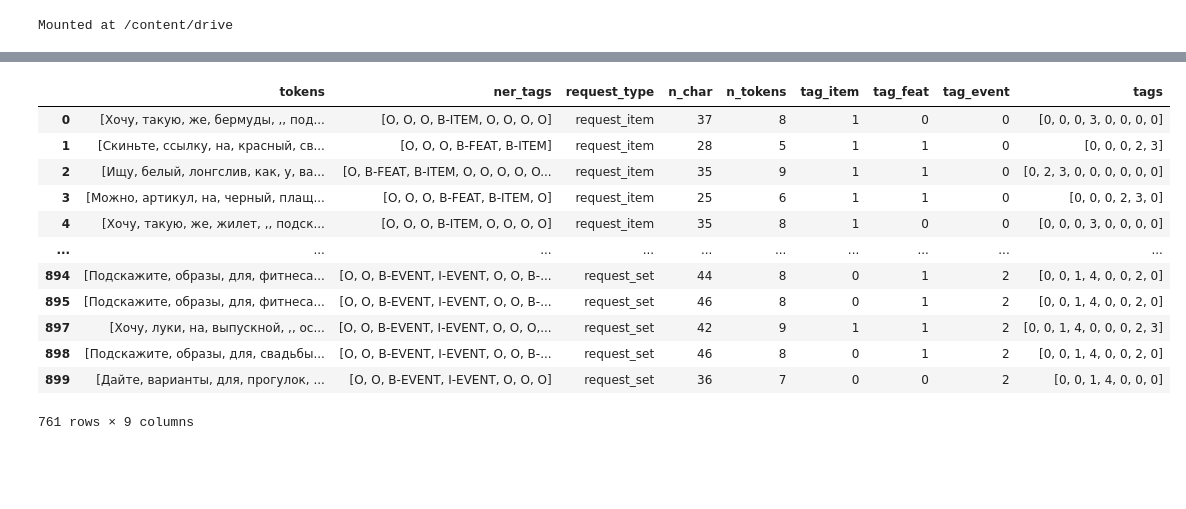
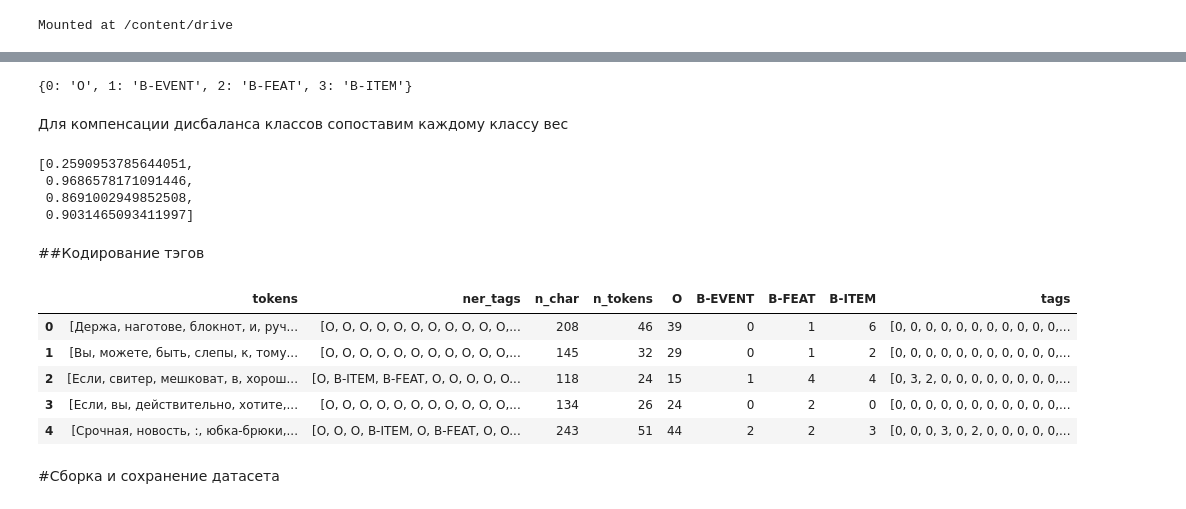
Before and after one commit to ramisz/fashion-ner, a Jupyter notebook: fashion_dataset_load.ipynb, the cells around one changed output, grey strips where cells are left out. Saved outputs shown, nothing was run; the diff lists cells and outputs as text; code cells hidden in the pictures; blank space fills up the shorter version.

```diff
--- a/fashion_dataset_load.ipynb
+++ b/fashion_dataset_load.ipynb
@@ -119,0 +85,10 @@ See the caveats in the documentation: https://pandas.pydata.org/pandas-docs/stab
+# %%
+df = df.copy()
+
+df.loc[:,'n_char'] = df['tokens'].apply(lambda tok: len(''.join(tok)))
+df.loc[:,'n_tokens'] = df['tokens'].apply(lambda tok: len(tok))
+
+for tag_name in unique_tags:
+  df.loc[:,tag_name] = df['ner_tags'].apply(lambda tags: len([tag for tag in tags if tag_name in tag]))
+
+df.head(5)
@@ -155,0 +167,7 @@ unique_tags = ["O"] + unique_tags
+# %%
+del df['I-EVENT'], df['I-FEAT']
+
+for tag_name in unique_tags:
+  df.loc[:,tag_name] = df['ner_tags'].apply(lambda tags: len([tag for tag in tags if tag_name in tag]))
+
+df.head(5)
@@ -155,0 +181,3 @@ unique_tags = ["O"] + unique_tags
+# %%
+tag_ratio = df[unique_tags].sum() / df[unique_tags].sum().sum()
+tag_ratio
@@ -155,0 +191,6 @@ unique_tags = ["O"] + unique_tags
+# %%
+plt.bar(tag_ratio.index, tag_ratio)
+
+for i in range(len(tag_ratio)):
+  plt.text(tag_ratio.index[i], tag_ratio[i], df[unique_tags].sum().iloc[i], ha='center')
+plt.title('Распределение NER тэгов в данных после объединения');
@@ -156,23 +206,33 @@ unique_tags = ["O"] + unique_tags
 # %%
 label2id = {lbl: i for i, lbl in enumerate(unique_tags)}
 id2label = {i: lbl for lbl, i in label2id.items()}
+id2label
+# %% [output]
+{0: 'O', 1: 'B-EVENT', 2: 'B-FEAT', 3: 'B-ITEM'}
+# %% [markdown]
+Для компенсации дисбаланса классов сопоставим каждому классу вес
+# %%
+tag_weight = [1 - ratio for ratio in tag_ratio]
+tag_weight
+# %% [output]
+[0.2590953785644051,
+ 0.9686578171091446,
+ 0.8691002949852508,
+ 0.9031465093411997]
+# %% [markdown]
+##Кодирование тэгов
 # %%
 df["tags"] = df["ner_tags"].apply(lambda row: [label2id[t] for t in row])
-df
+df.head(5)
 # %% [output]
-|  | tokens | ner_tags | request_type | n_char | n_tokens | tag_item | tag_feat | tag_event | tags |
-| 0 | [Хочу, такую, же, бермуды, ,, под... | [O, O, O, B-ITEM, O, O, O, O] | request_item | 37 | 8 | 1 | 0 | 0 | [0, 0, 0, 3, 0, 0, 0, 0] |
-| 1 | [Скиньте, ссылку, на, красный, св... | [O, O, O, B-FEAT, B-ITEM] | request_item | 28 | 5 | 1 | 1 | 0 | [0, 0, 0, 2, 3] |
-| 2 | [Ищу, белый, лонгслив, как, у, ва... | [O, B-FEAT, B-ITEM, O, O, O, O, O... | request_item | 35 | 9 | 1 | 1 | 0 | [0, 2, 3, 0, 0, 0, 0, 0, 0] |
-| 3 | [Можно, артикул, на, черный, плащ... | [O, O, O, B-FEAT, B-ITEM, O] | request_item | 25 | 6 | 1 | 1 | 0 | [0, 0, 0, 2, 3, 0] |
-| 4 | [Хочу, такую, же, жилет, ,, подск... | [O, O, O, B-ITEM, O, O, O, O] | request_item | 35 | 8 | 1 | 0 | 0 | [0, 0, 0, 3, 0, 0, 0, 0] |
-| ... | ... | ... | ... | ... | ... | ... | ... | ... | ... |
-| 894 | [Подскажите, образы, для, фитнеса... | [O, O, B-EVENT, I-EVENT, O, O, B-... | request_set | 44 | 8 | 0 | 1 | 2 | [0, 0, 1, 4, 0, 0, 2, 0] |
-| 895 | [Подскажите, образы, для, фитнеса... | [O, O, B-EVENT, I-EVENT, O, O, B-... | request_set | 46 | 8 | 0 | 1 | 2 | [0, 0, 1, 4, 0, 0, 2, 0] |
-| 897 | [Хочу, луки, на, выпускной, ,, ос... | [O, O, B-EVENT, I-EVENT, O, O, O,... | request_set | 42 | 9 | 1 | 1 | 2 | [0, 0, 1, 4, 0, 0, 0, 2, 3] |
-| 898 | [Подскажите, образы, для, свадьбы... | [O, O, B-EVENT, I-EVENT, O, O, B-... | request_set | 46 | 8 | 0 | 1 | 2 | [0, 0, 1, 4, 0, 0, 2, 0] |
-| 899 | [Дайте, варианты, для, прогулок, ... | [O, O, B-EVENT, I-EVENT, O, O, O] | request_set | 36 | 7 | 0 | 0 | 2 | [0, 0, 1, 4, 0, 0, 0] |
+|  | tokens | ner_tags | n_char | n_tokens | O | B-EVENT | B-FEAT | B-ITEM | tags |
+| 0 | [Держа, наготове, блокнот, и, руч... | [O, O, O, O, O, O, O, O, O, O, O,... | 208 | 46 | 39 | 0 | 1 | 6 | [0, 0, 0, 0, 0, 0, 0, 0, 0, 0, 0,... |
+| 1 | [Вы, можете, быть, слепы, к, тому... | [O, O, O, O, O, O, O, O, O, O, O,... | 145 | 32 | 29 | 0 | 1 | 2 | [0, 0, 0, 0, 0, 0, 0, 0, 0, 0, 0,... |
+| 2 | [Если, свитер, мешковат, в, хорош... | [O, B-ITEM, B-FEAT, O, O, O, O, O... | 118 | 24 | 15 | 1 | 4 | 4 | [0, 3, 2, 0, 0, 0, 0, 0, 0, 0, 0,... |
+| 3 | [Если, вы, действительно, хотите,... | [O, O, O, O, O, O, O, O, O, O, O,... | 134 | 26 | 24 | 0 | 2 | 0 | [0, 0, 0, 0, 0, 0, 0, 0, 0, 0, 0,... |
+| 4 | [Срочная, новость, :, юбка-брюки,... | [O, O, O, B-ITEM, O, B-FEAT, O, O... | 243 | 51 | 44 | 2 | 2 | 3 | [0, 0, 0, 3, 0, 2, 0, 0, 0, 0, 0,... |
-761 rows × 9 columns
+# %% [markdown]
+#Сборка и сохранение датасета
 # %%
 features = Features({
     "tokens": Sequence(Value("string")),
```
Also changed, not shown: parts of 35 cells of this notebook, 3 other files.
